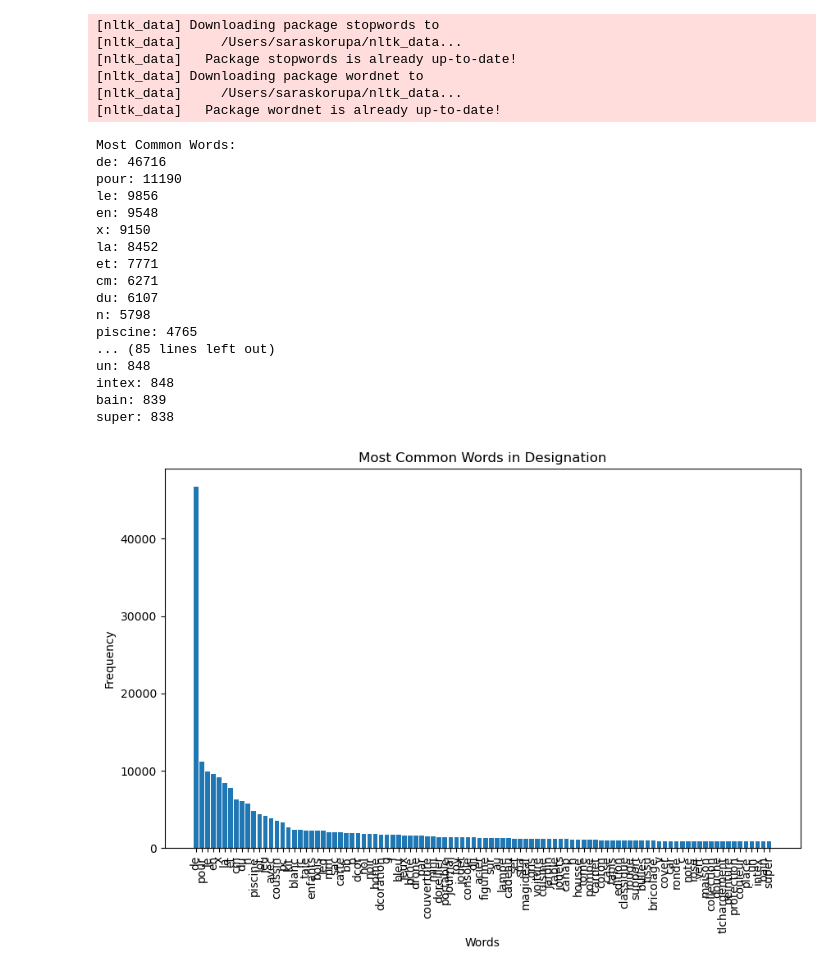
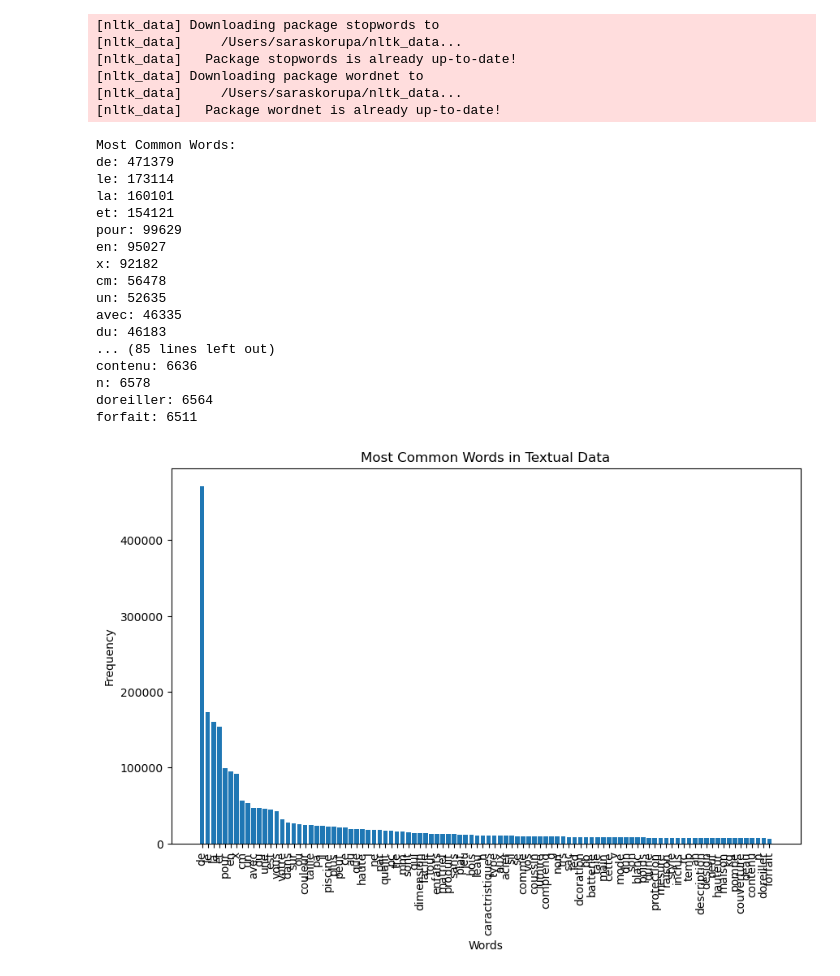
Before and after one commit to spark6697/rakuten-product-classification, a Jupyter notebook: product-classification-list.ipynb, the cells around one changed output. Drawn from its saved outputs; the diff is of its cells as text; code cells hidden in the pictures.

Commit message:
Concatenated designation and description variable
I decided to handle missing values, by concatenating the variables and merge them into one textual variable.

```diff
--- a/product-classification-list.ipynb
+++ b/product-classification-list.ipynb
@@ -38,3 +38,12 @@ Data columns (total 4 columns):
  3   imageid      84916 non-null  int64
 dtypes: int64(2), object(2)
 memory usage: 3.2+ MB
+# %%
+# Concatenate designation and description variable to handle NaN values
+df['designation_description'] = df['designation'].fillna('') + ' ' + df['description'].fillna('')
+
+# Display the updated DataFrame
+df[['designation', 'description', 'designation_description']]
+df.drop(['designation', 'description'], axis=1, inplace=True)
+
+df.info()
@@ -41,5 +62,5 @@ memory usage: 3.2+ MB
 # %%
-# Cleaning text data - designation
+# Cleaning text data - designation_description
 import re
 import pandas as pd
 import numpy as np
@@ -82,7 +103,7 @@ def clean_text(text):
     return text
 
 # Assuming X_train is your DataFrame and 'designation' is the column to clean
-df['cleaned_designation'] = df['designation'].apply(clean_text)
+df['cleaned'] = df['designation_description'].apply(clean_text)
 # %% [output]
 [nltk_data] Downloading package stopwords to
 [nltk_data]     /Users/saraskorupa/nltk_data...
@@ -93,49 +114,49 @@ df['cleaned_designation'] = df['designation'].apply(clean_text)
 # %%
 from collections import Counter
 import matplotlib.pyplot as plt
 
 # Step 1: Tokenize the text into words (you can use the cleaned_designation column)
-all_words = ' '.join(df['cleaned_designation'].dropna()).split()
+all_words = ' '.join(df['cleaned'].dropna()).split()
 
 # Step 2: Count word frequencies
 word_counts = Counter(all_words)
 
 # Step 3: Get the most common words
 most_common_words = word_counts.most_common(100)
 
 # Step 4: Display the most common words
 print("Most Common Words:")
 for word, count in most_common_words:
     print(f"{word}: {count}")
 
 # Step 5: Optional - Visualize the most common words
 words, counts = zip(*most_common_words)
 plt.figure(figsize=(10, 6))
 plt.bar(words, counts)
 plt.xticks(rotation=90)
-plt.title('Most Common Words in Designation')
+plt.title('Most Common Words in Textual Data')
 plt.xlabel('Words')
 plt.ylabel('Frequency')
 plt.show()
 # %% [output]
 Most Common Words:
-de: 46716
-pour: 11190
-le: 9856
-en: 9548
-x: 9150
-la: 8452
-et: 7771
-cm: 6271
-du: 6107
-n: 5798
-piscine: 4765
+de: 471379
+le: 173114
+la: 160101
+et: 154121
+pour: 99629
+en: 95027
+x: 92182
+cm: 56478
+un: 52635
+avec: 46335
+du: 46183
 ... (85 lines left out)
-un: 848
-intex: 848
-bain: 839
-super: 838
+contenu: 6636
+n: 6578
+doreiller: 6564
+forfait: 6511
-[figure, old version]
+[figure, new version]
 # %%
 # Creating Product Classification list
 
```
Also changed, not shown: parts of 3 cells of this notebook.
